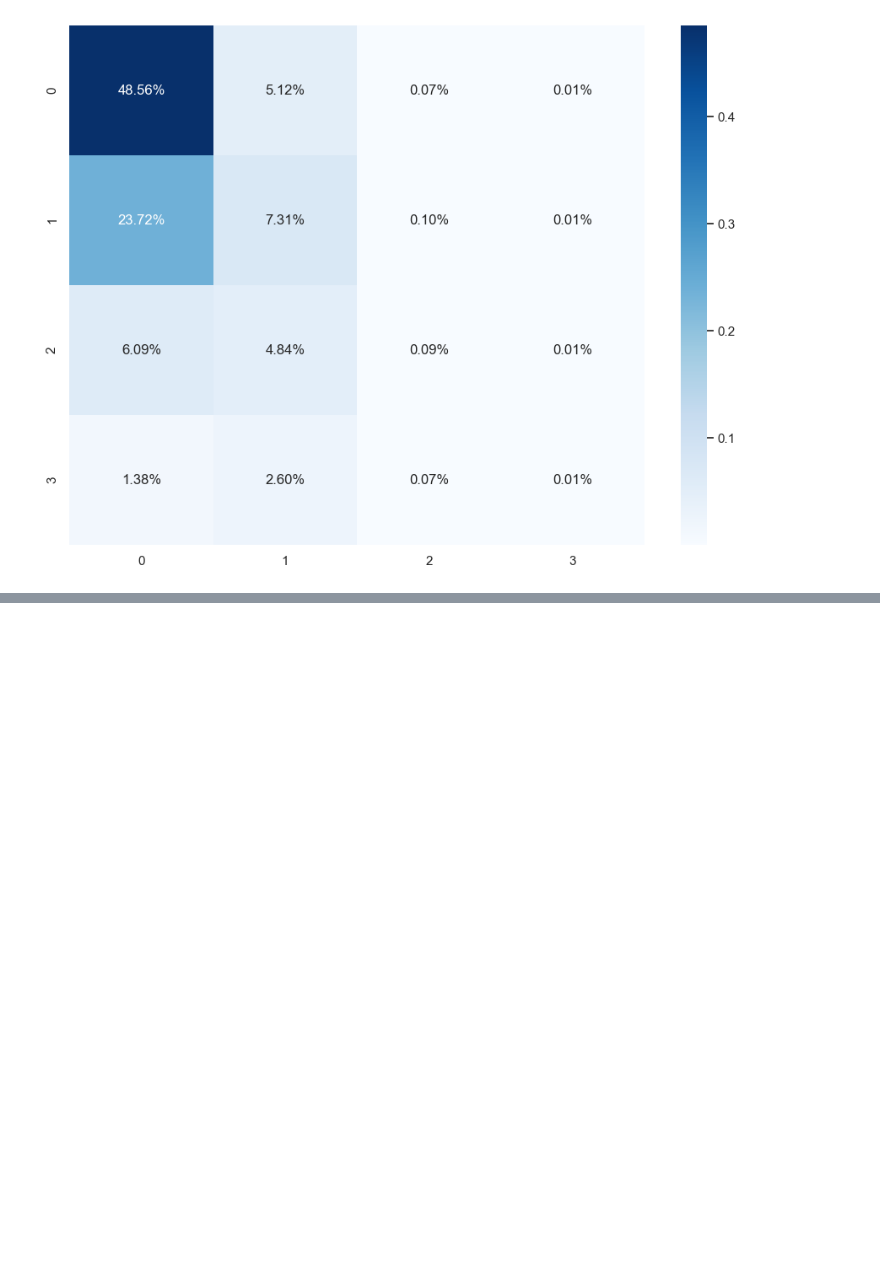
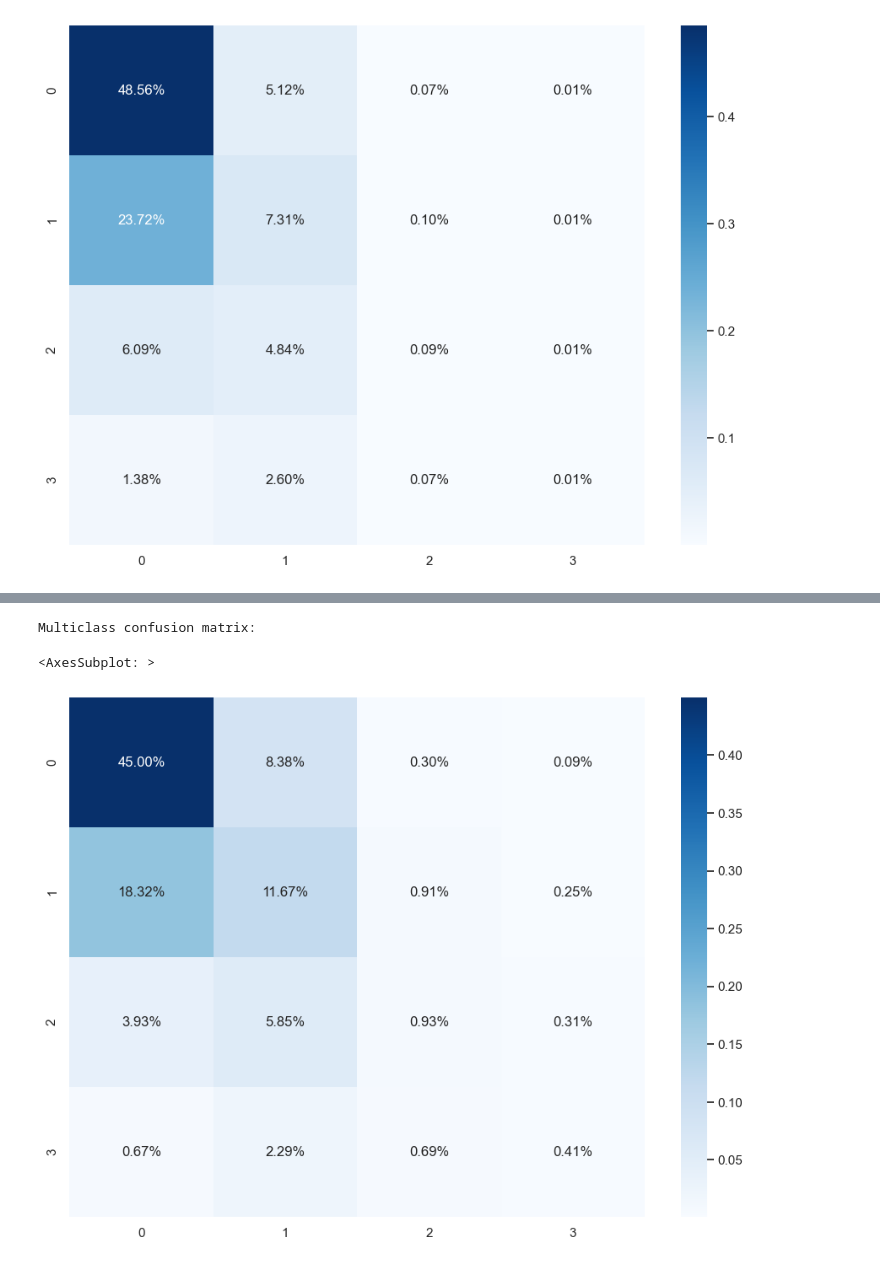
Before and after one commit to greghowa/CS6140-HW6, a Jupyter notebook: assignment6.ipynb, the cells around one changed output, grey strips where cells are left out. Saved outputs shown, nothing was run; the diff lists cells and outputs as text; code cells hidden in the pictures; blank space fills up the shorter version.

```diff
--- a/assignment6.ipynb
+++ b/assignment6.ipynb
@@ -1144,0 +1224,8 @@ The confusion matrix for the multiclass classification model shows clearly that
+# %%
+print('Multiclass confusion matrix:')
+cb_cm_mul = confusion_matrix(y_test_mul, y_pred_mul)
+sns.heatmap(cb_cm_mul/np.sum(cb_cm_mul), annot=True, fmt='.2%', cmap='Blues')
+# %% [output]
+Multiclass confusion matrix:
+<AxesSubplot: >
+[figure, added]
```
Also changed, not shown: parts of 7 cells of this notebook, 6 other files.
